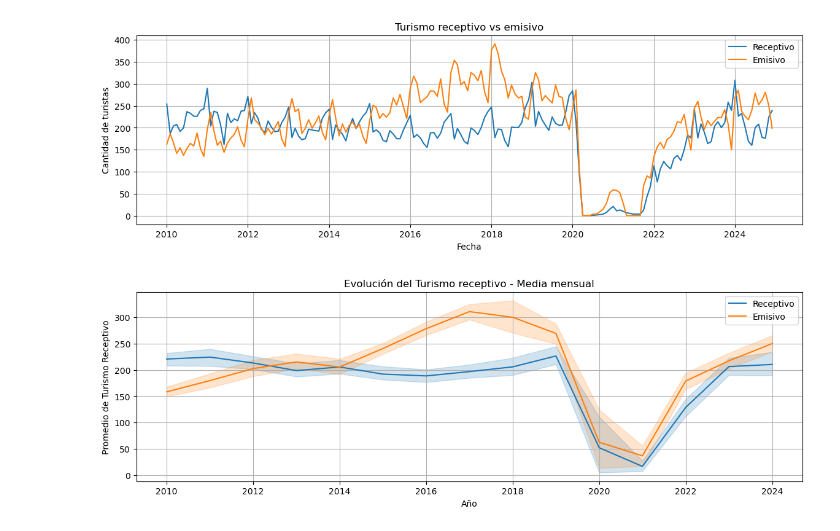
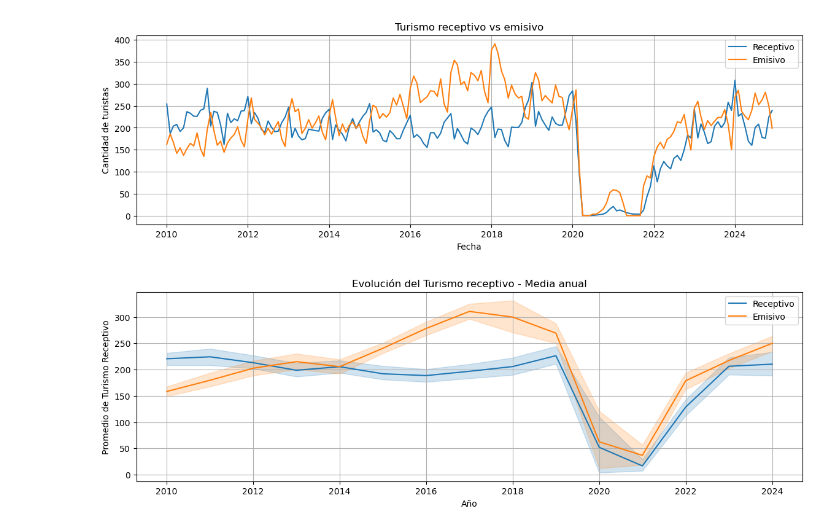
Before and after one commit to FIUBA-Posgrado-Inteligencia-Artificial/CEIA_Analisis_de_datos, a Jupyter notebook: notebooks/clase_01_introduccion.ipynb, the cells around one changed output. Saved outputs shown, nothing was run; the diff lists cells and outputs as text; code cells hidden in the pictures.

```diff
--- a/notebooks/clase_01_introduccion.ipynb
+++ b/notebooks/clase_01_introduccion.ipynb
@@ -334,14 +334,14 @@ plt.show()
 # %%
 # Turismo receptivo vs emisivo - media mensual
 plt.figure(figsize=(14, 4))
 sns.lineplot(data=df, x="año", y="turismo_receptivo", label="Receptivo")
 sns.lineplot(data=df, x="año", y="turismo_emisivo", label="Emisivo")
 
 # Títulos y etiquetas
-plt.title("Evolución del Turismo receptivo - Media mensual")
+plt.title("Evolución del Turismo receptivo - Media anual")
 plt.xlabel("Año")
 plt.ylabel("Promedio de Turismo Receptivo")
 plt.grid(True)
 plt.show()
 # %% [output]
-[figure, old version]
+[figure, new version]
```
